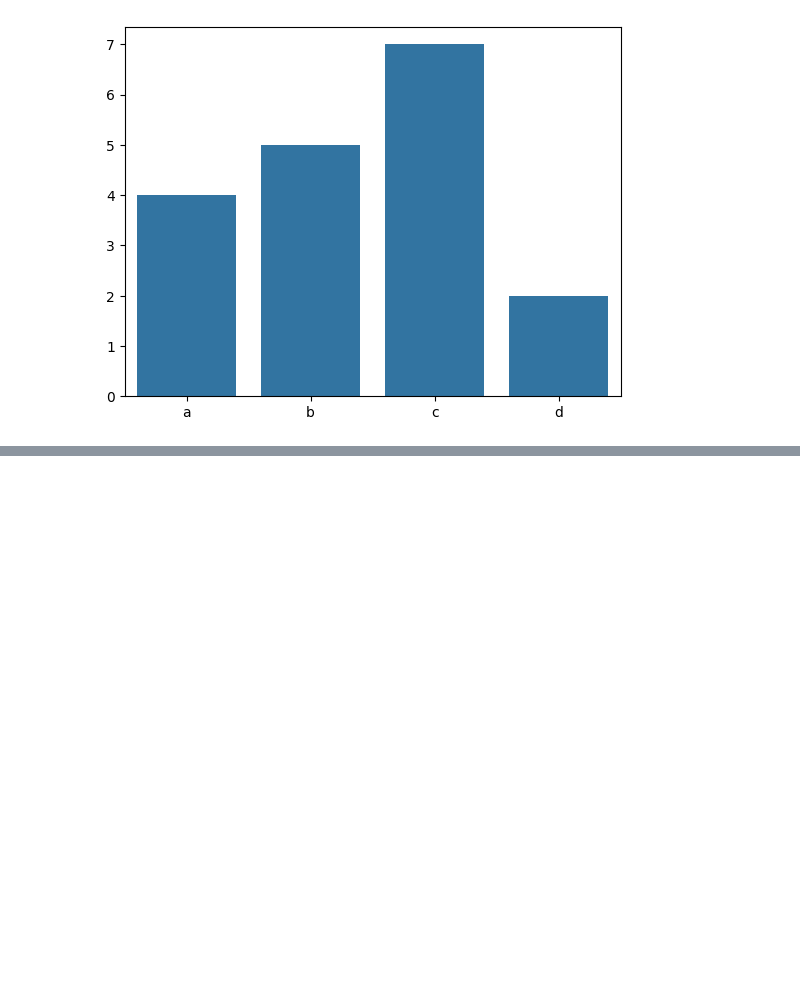
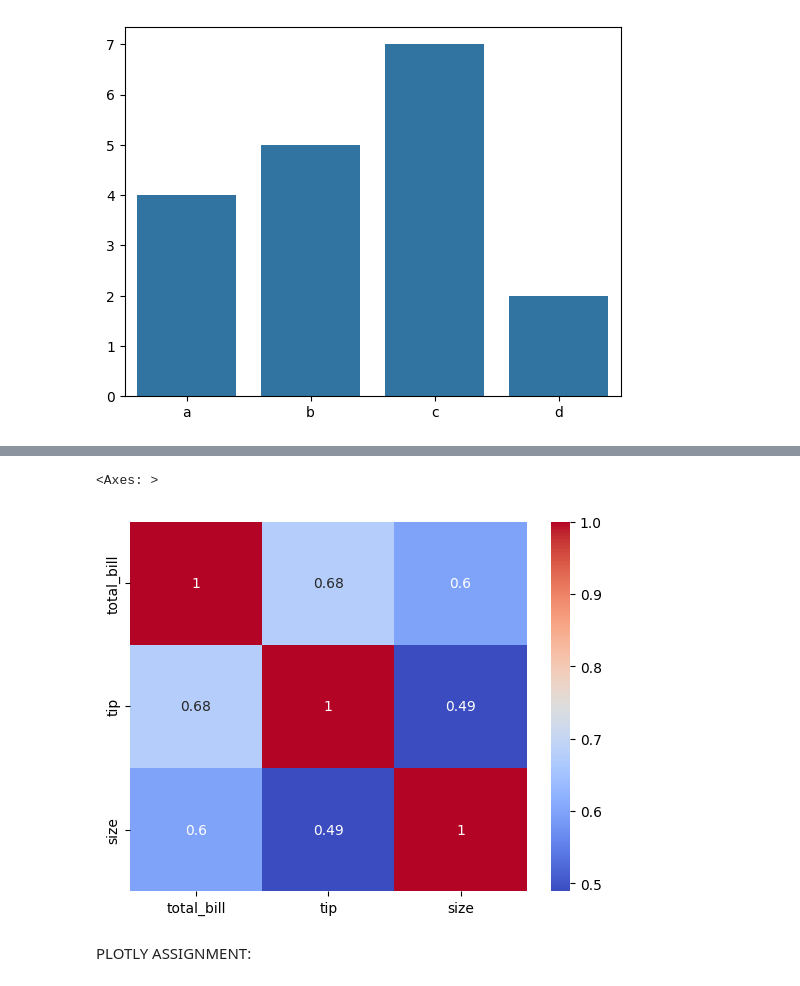
Before and after one commit to Sujay309/1st_assingment, a Jupyter notebook: 2nd_assingment.ipynb, the cells around one changed output, grey strips where cells are left out. Drawn from its saved outputs; the diff is of its cells as text; code cells hidden in the pictures; blank space fills up the shorter version.

```diff
--- a/2nd_assingment.ipynb
+++ b/2nd_assingment.ipynb
@@ -95,2 +117,11 @@ sns.barplot(a)
 # %%
 #5. Generate a synthetic dataset with correlated features. Visualize the correlation matrix of a dataset using a heatmap.
+
+tips = sns.load_dataset('tips')
+ds=tips[['total_bill','tip','size']]
+sns.heatmap(ds.corr(), cmap="coolwarm", annot=True)
+# %% [output]
+<Axes: >
+[figure, added]
+# %% [markdown]
+PLOTLY ASSIGNMENT:
```
Also changed, not shown: parts of 13 cells of this notebook.
